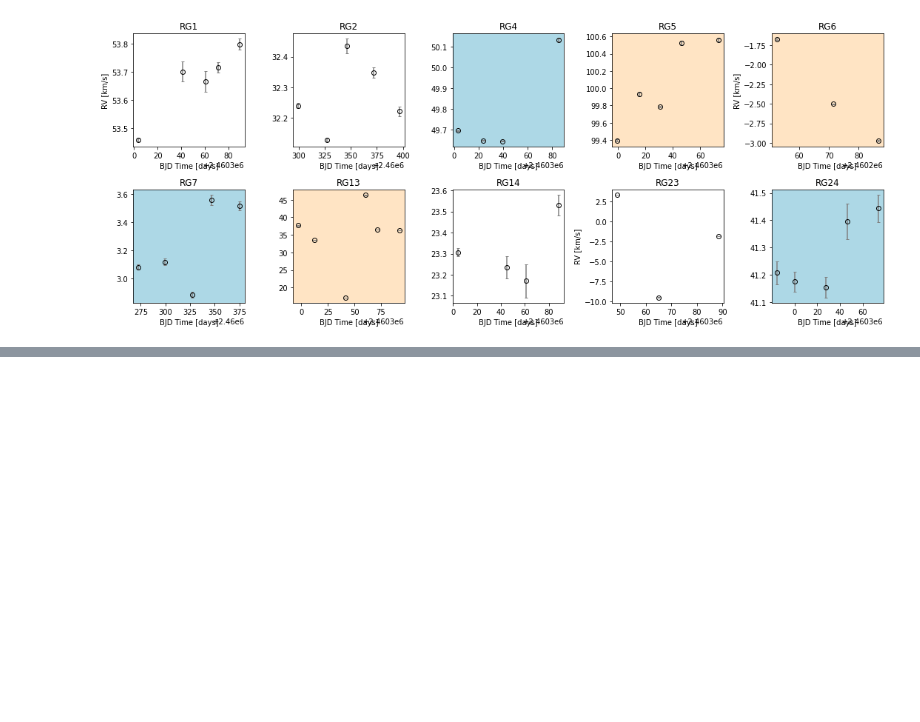
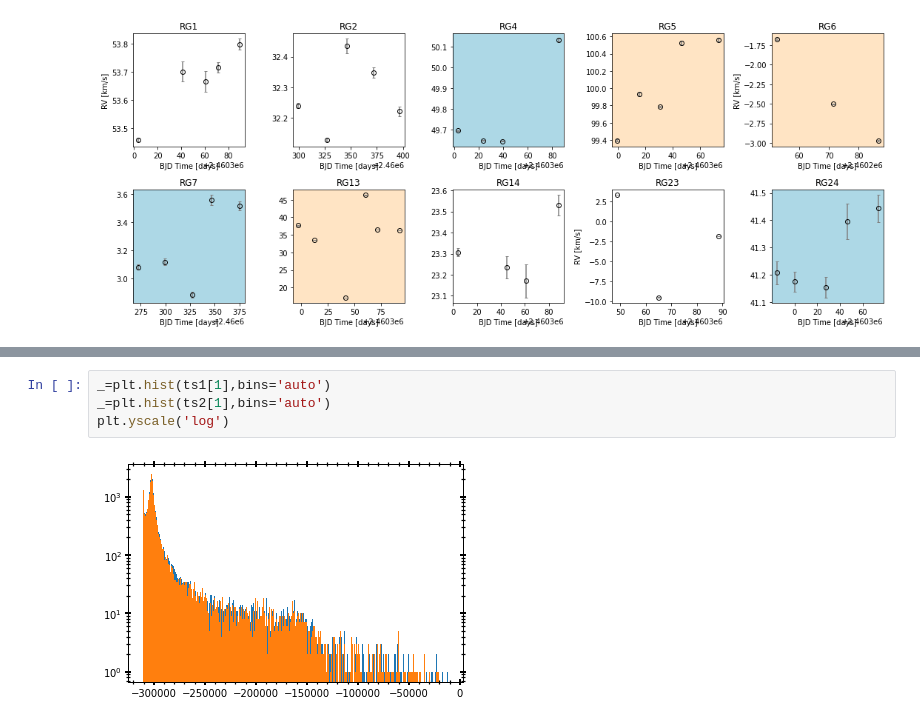
Before and after one commit to MaryumSayeed/ESPRESSO, a Jupyter notebook: scripts/read_fits.ipynb, the cells around one changed output, grey strips where cells are left out. Saved outputs shown, nothing was run; the diff lists cells and outputs as text; blank space fills up the shorter version.

```diff
--- a/scripts/read_fits.ipynb
+++ b/scripts/read_fits.ipynb
@@ -164,0 +224,6 @@ rnd = np.random.default_rng(seed=42)
+# %%
+_=plt.hist(ts1[1],bins='auto')
+_=plt.hist(ts2[1],bins='auto')
+plt.yscale('log')
+# %% [output]
+[figure, added]
```
Also changed, not shown: parts of 19 cells of this notebook.
